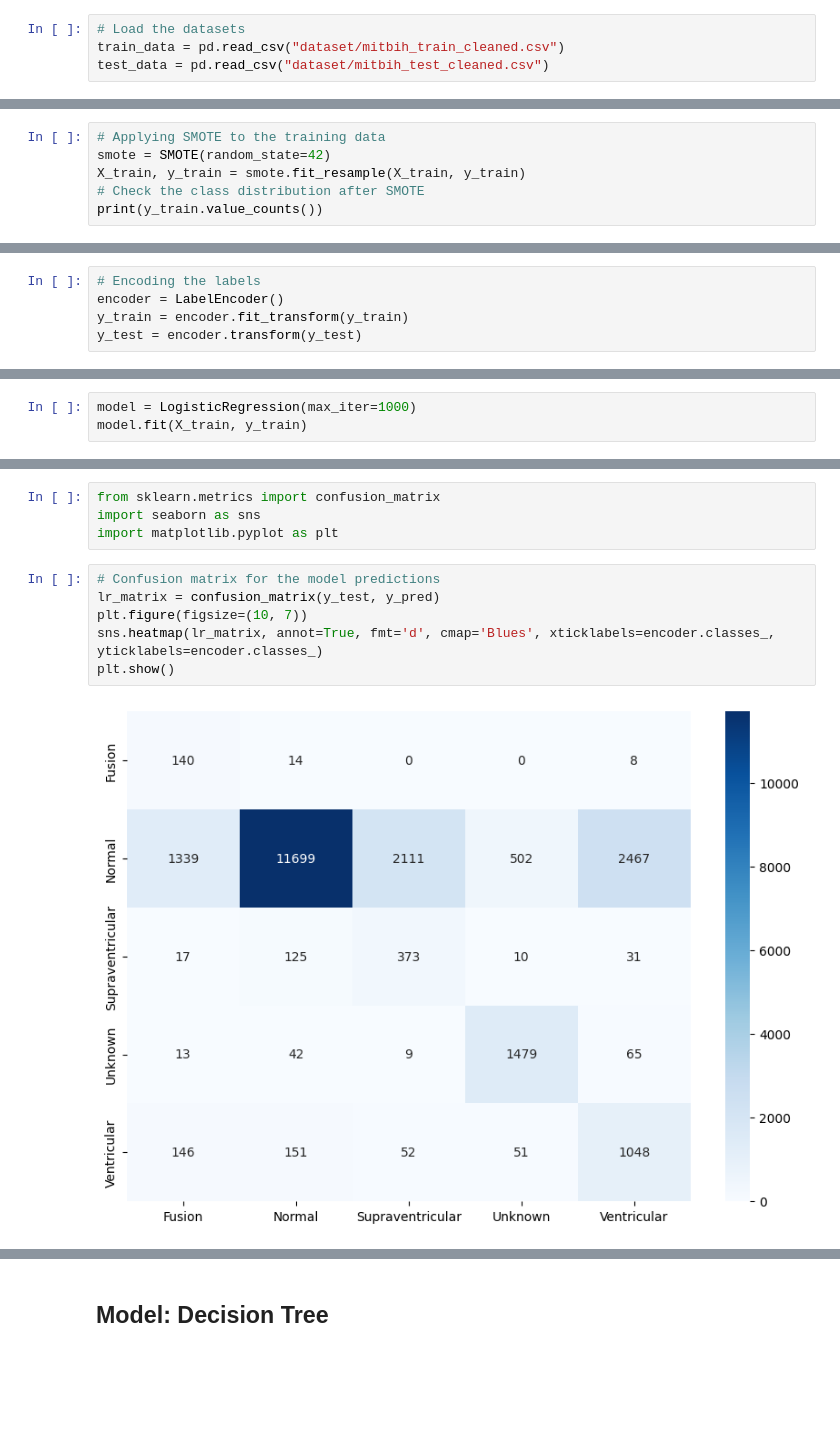
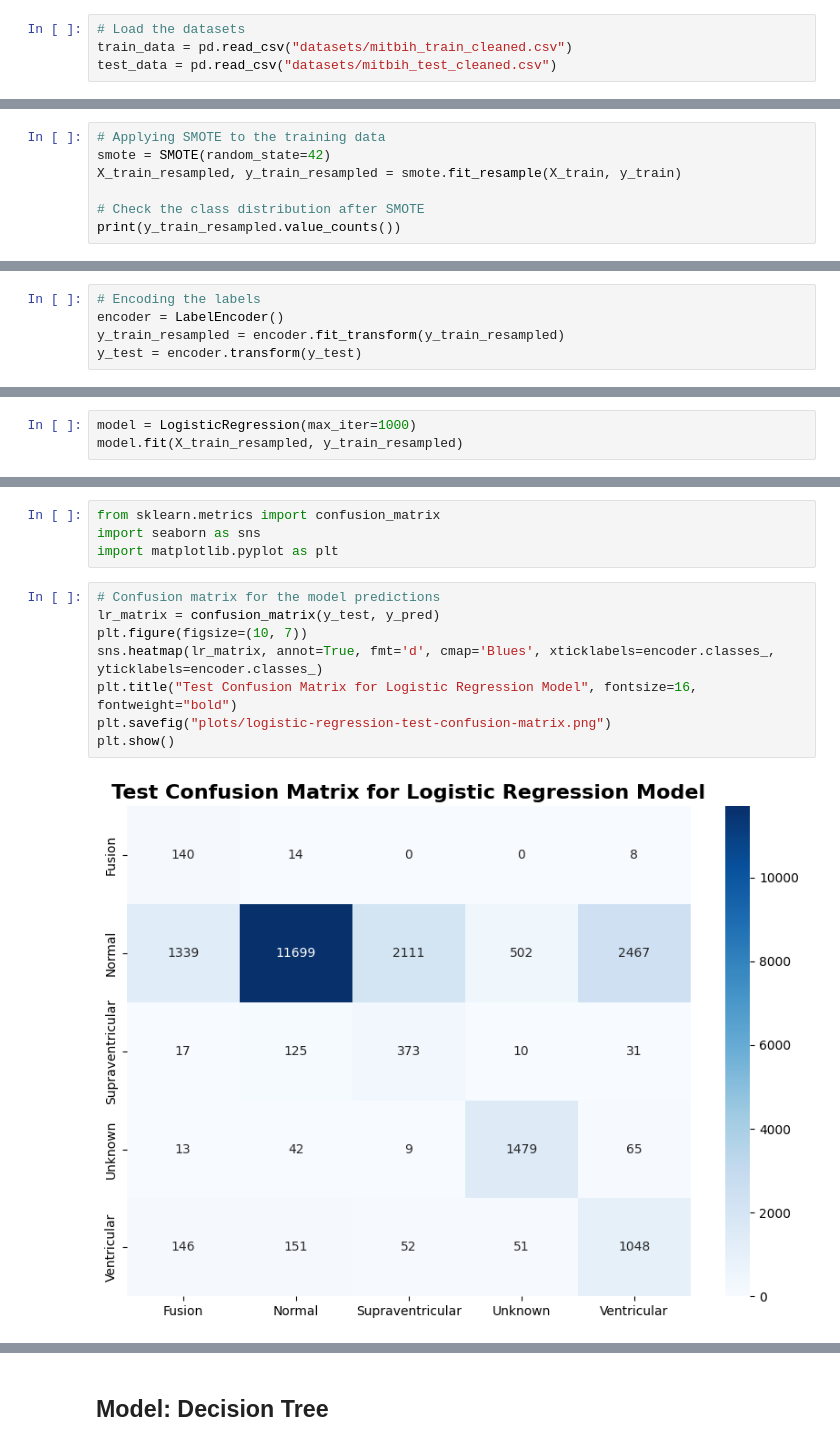
Before and after one commit to DejusDevspace/heart-condition-prediction-from-ecg-readings, a Jupyter notebook: modelling.ipynb, the cells around one changed output, grey strips where cells are left out. Saved outputs shown, nothing was run; the diff lists cells and outputs as text; blank space fills up the shorter version.

```diff
--- a/modelling.ipynb
+++ b/modelling.ipynb
@@ -10,8 +6,8 @@ from sklearn.metrics import accuracy_score, classification_report
 ### Loading the training and test sets
 # %%
 # Load the datasets
-train_data = pd.read_csv("dataset/mitbih_train_cleaned.csv")
-test_data = pd.read_csv("dataset/mitbih_test_cleaned.csv")
+train_data = pd.read_csv("datasets/mitbih_train_cleaned.csv")
+test_data = pd.read_csv("datasets/mitbih_test_cleaned.csv")
 # %%
 print("Training data shape: {}\n".format(train_data.shape))
 train_data.head()
@@ -62,9 +59,10 @@ import seaborn as sns
 # %%
 # Applying SMOTE to the training data
 smote = SMOTE(random_state=42)
-X_train, y_train = smote.fit_resample(X_train, y_train)
+X_train_resampled, y_train_resampled = smote.fit_resample(X_train, y_train)
+
 # Check the class distribution after SMOTE
-print(y_train.value_counts())
+print(y_train_resampled.value_counts())
 # %% [output]
 Label
 Normal              72471
@@ -101,7 +122,7 @@ import pickle
 # %%
 # Encoding the labels
 encoder = LabelEncoder()
-y_train = encoder.fit_transform(y_train)
+y_train_resampled = encoder.fit_transform(y_train_resampled)
 y_test = encoder.transform(y_test)
 # %%
 # Checking the encoded labels
@@ -123,6 +146,6 @@ with open("encoders/label_encoder.pkl", "wb") as f:
 # %%
 model = LogisticRegression(max_iter=1000)
-model.fit(X_train, y_train)
+model.fit(X_train_resampled, y_train_resampled)
 # %% [output]
 LogisticRegression(max_iter=1000)
 # %% [markdown]
@@ -162,8 +187,10 @@ import matplotlib.pyplot as plt
 # %%
 # Confusion matrix for the model predictions
 lr_matrix = confusion_matrix(y_test, y_pred)
 plt.figure(figsize=(10, 7))
 sns.heatmap(lr_matrix, annot=True, fmt='d', cmap='Blues', xticklabels=encoder.classes_, yticklabels=encoder.classes_)
+plt.title("Test Confusion Matrix for Logistic Regression Model", fontsize=16, fontweight="bold")
+plt.savefig("plots/logistic-regression-test-confusion-matrix.png")
 plt.show()
 # %% [output]
-[figure, old version]
+[figure, new version]
```
Also changed, not shown: parts of 18 cells of this notebook, 13 other files.
